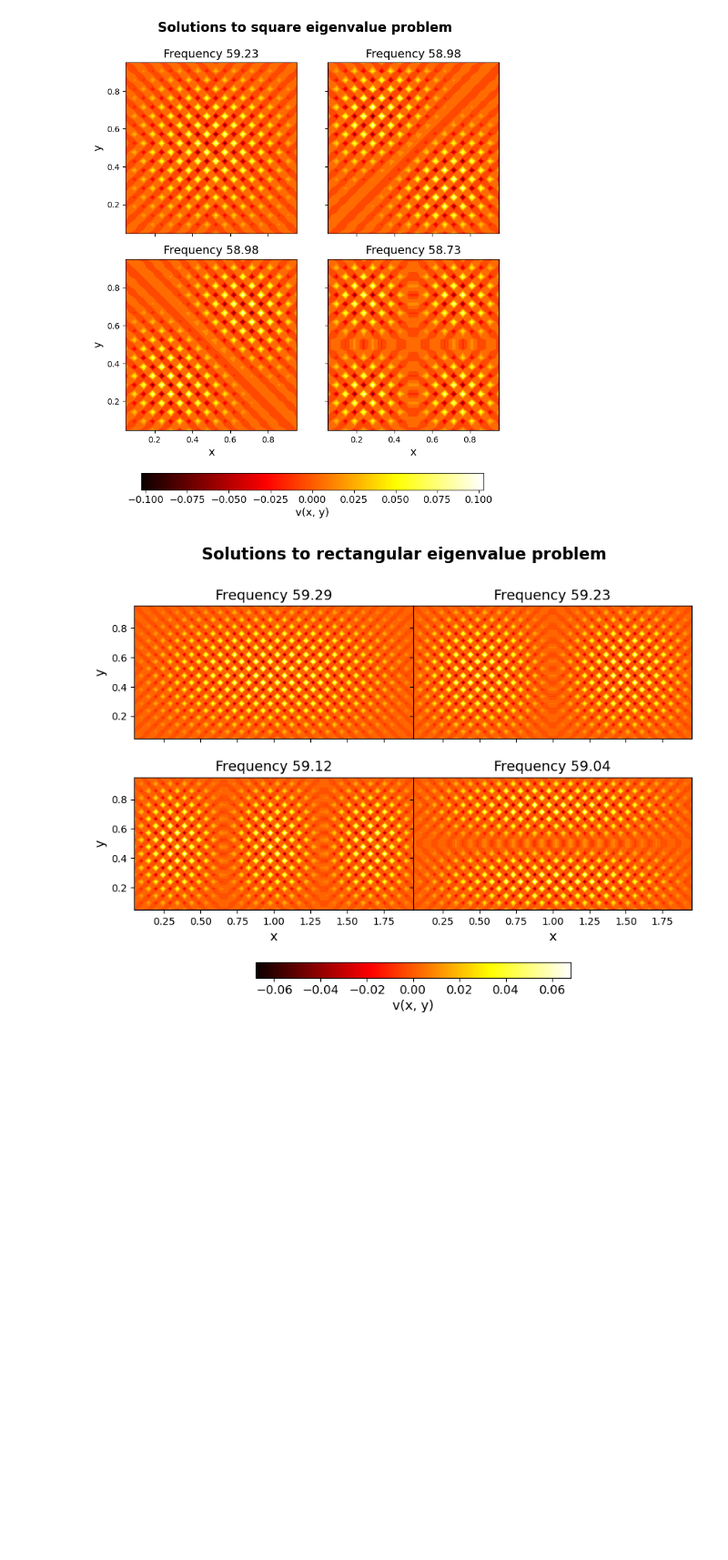
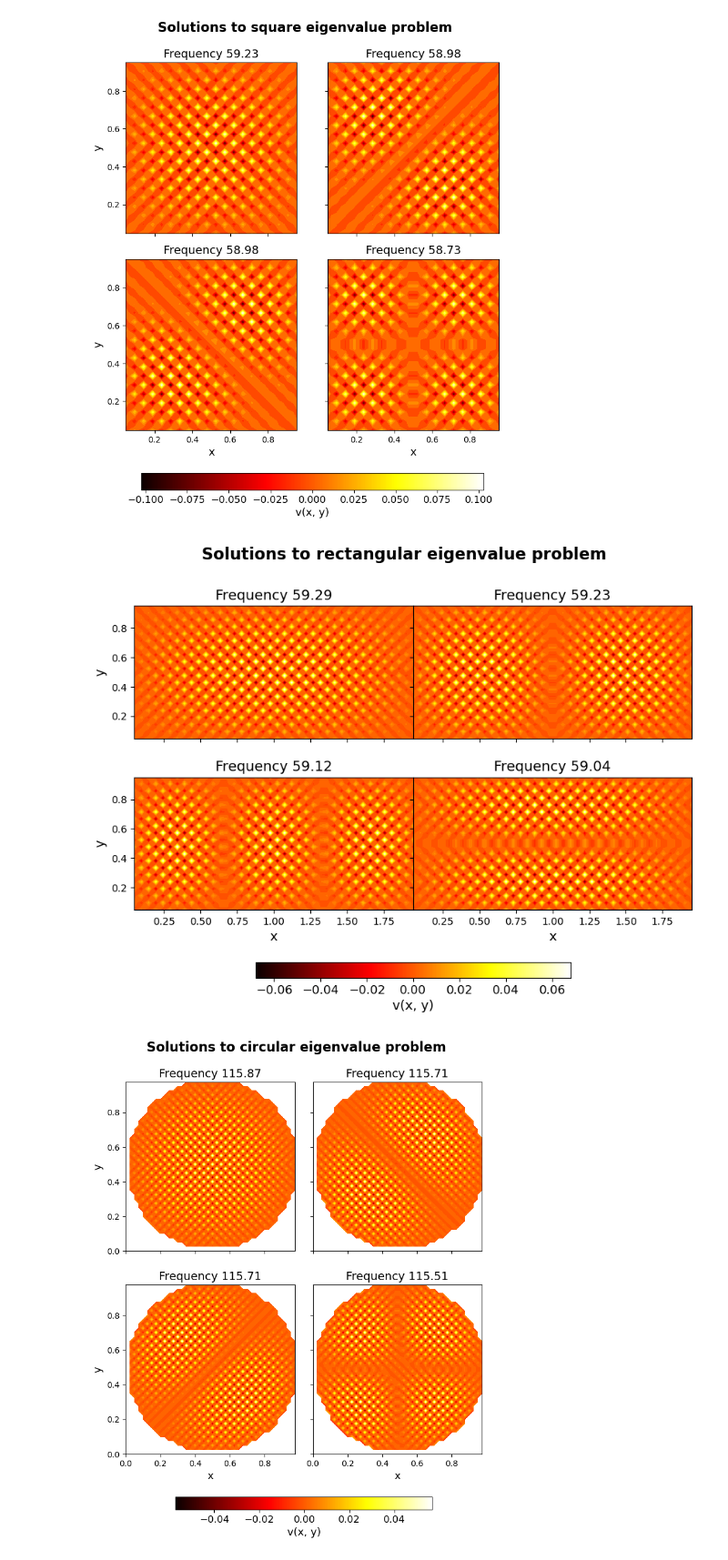
Before and after one commit to francescotiepolo/scientific_computing_assignment3, a Jupyter notebook: notebook_3_1.ipynb, the cells around one changed output. Shown at 91% size. Saved outputs shown, nothing was run; the diff lists cells and outputs as text; code cells hidden in the pictures; blank space fills up the shorter version.

Commit message:
circle

```diff
--- a/notebook_3_1.ipynb
+++ b/notebook_3_1.ipynb
@@ -129,3 +130,52 @@ fig.suptitle('Solutions to rectangular eigenvalue problem', fontweight='semibold
 plt.show()
 # %% [output]
 [figure]
+# %%
+L = 1.0
+N = 40
+
+M, X, Y, not_circle = M_matrix_circle(N, L)
+M = M.toarray()
+
+eigenvalues, eigenvectors = scipy.linalg.eigh(M)
+idx = np.argsort(eigenvalues)
+eigenvalues = eigenvalues[idx]
+eigenvectors = eigenvectors[:, idx]
+
+global_min = np.inf
+global_max = -np.inf
+for i in range(4):
+    sol = eigenvectors[:, i].reshape(N, N)
+    global_min = min(global_min, sol.min())
+    global_max = max(global_max, sol.max())
+
+norm = plt.Normalize(vmin=global_min, vmax=global_max)
+cmap = 'hot'
+fig, axes = plt.subplots(2, 2, figsize=(10, 10))
+
+for i, ax in enumerate(axes.flat):
+    sol = eigenvectors[:, i].reshape(N, N)
+    sol[not_circle] = np.nan
+    freq = np.sqrt(-eigenvalues[i]) / (L / (N+1))
+    ax.contourf(X, Y, sol, N, cmap=cmap, norm=norm)
+    ax.set_aspect('equal')
+    ax.set_title(f'Frequency {freq:.2f}', fontsize=14)
+    if i // 2 == 1:
+        ax.set_xlabel('x', fontsize=13)
+    else:
+        ax.set_xticklabels([])
+    if i % 2 == 0:
+        ax.set_ylabel('y', fontsize=13)
+    else:
+        ax.set_yticklabels([])
+
+sm = plt.cm.ScalarMappable(cmap=cmap, norm=norm)
+sm.set_array([])
+plt.subplots_adjust(wspace=-0.3, hspace=0.2, bottom=0.15)
+cbar = fig.colorbar(sm, ax=axes, orientation='horizontal', location='bottom', fraction=0.03, pad=0.1)
+cbar.set_label('v(x, y)', fontsize=13)
+cbar.ax.tick_params(labelsize=12)
+fig.suptitle('Solutions to circular eigenvalue problem', fontweight='semibold', fontsize=16, y=0.95)
+plt.show()
+# %% [output]
+[figure, added]
```
Also changed, not shown: parts of 2 cells of this notebook, 2 other files.
